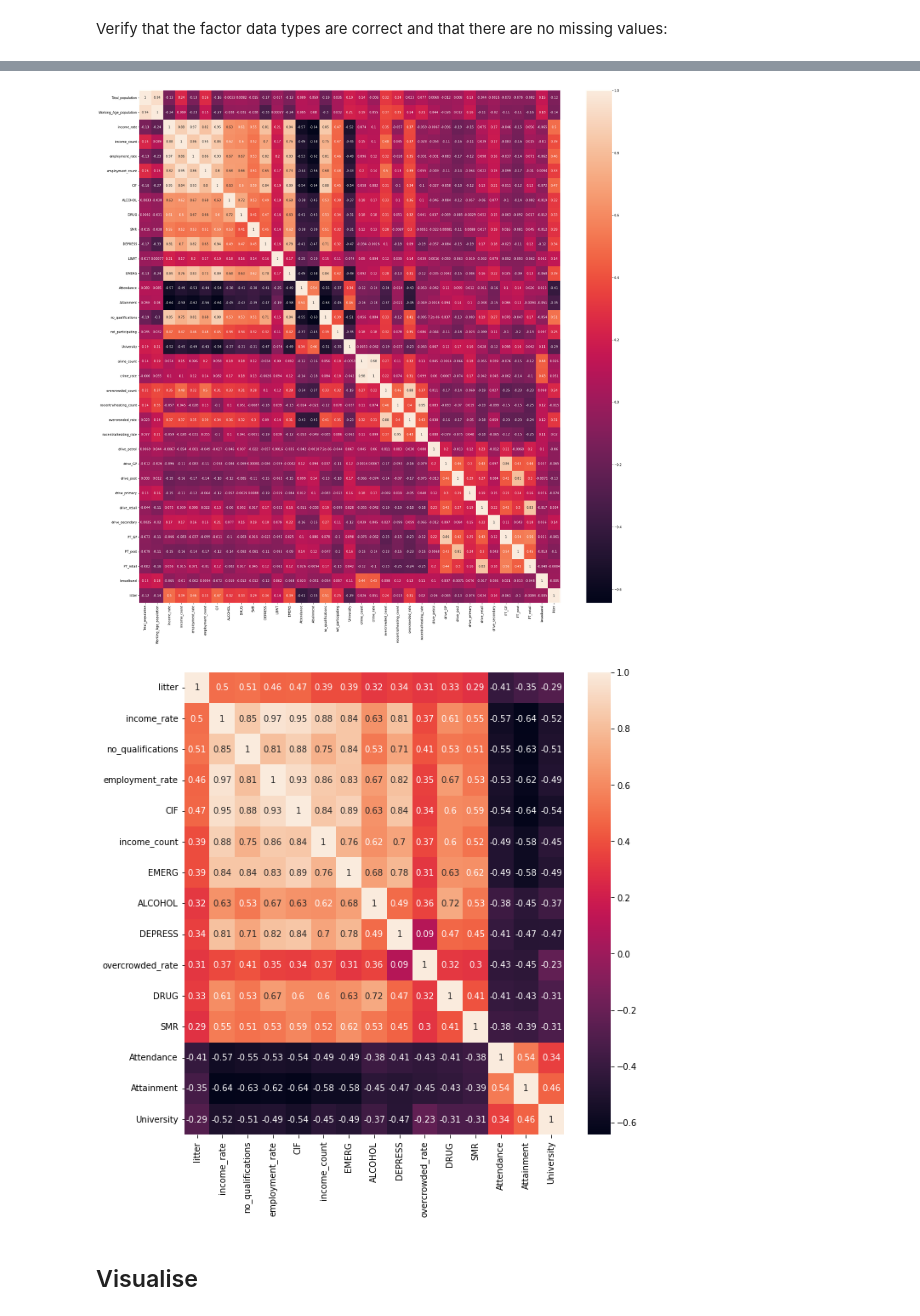
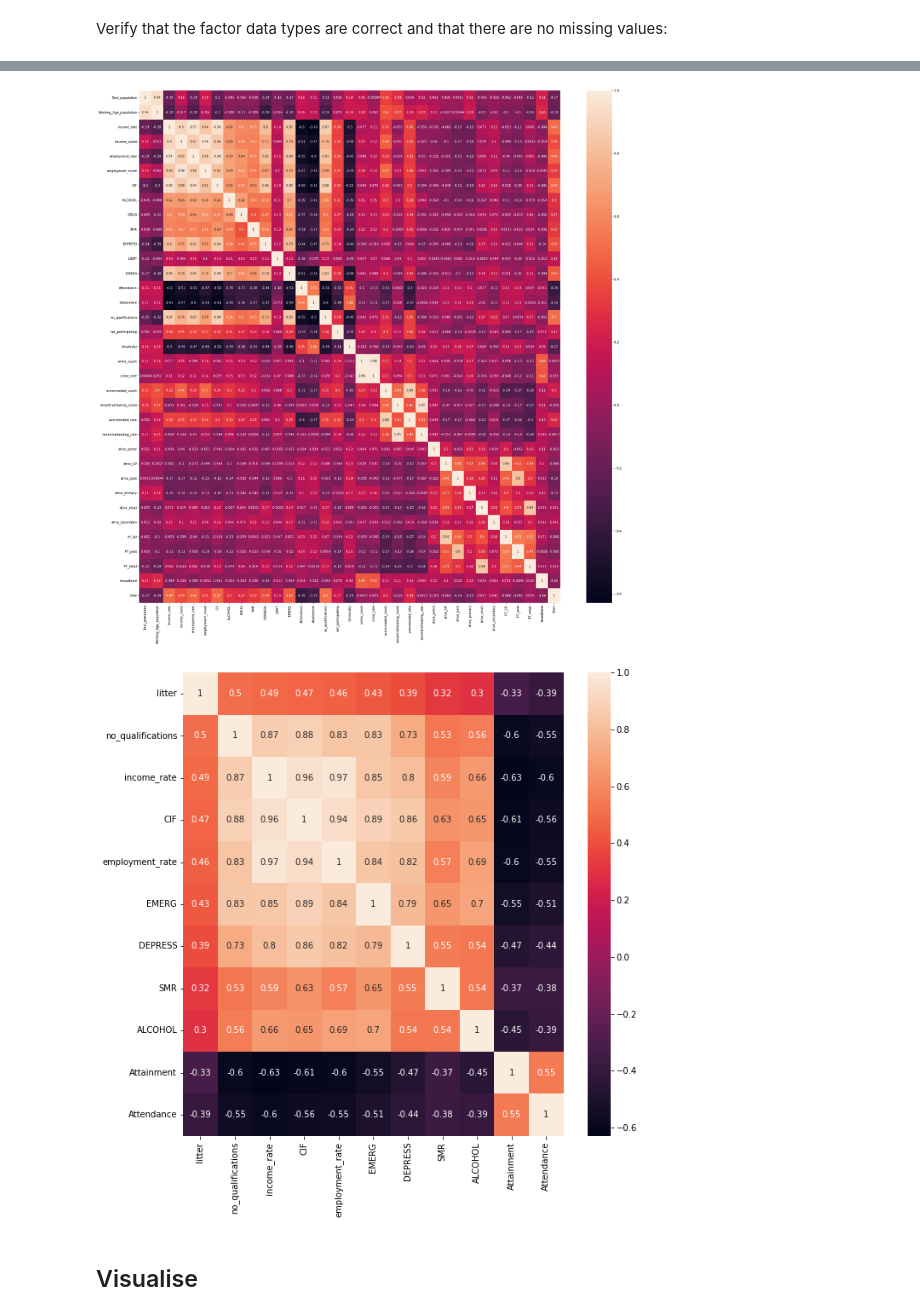
Before and after one commit to Garee/glasgow-litter, a Jupyter notebook: regression/regression.ipynb, the cells around one changed output, grey strips where cells are left out. Drawn from its saved outputs; the diff is of its cells as text; code cells hidden in the pictures.

Commit message:
feat: update regression with new detected counts

```diff
--- a/regression/regression.ipynb
+++ b/regression/regression.ipynb
@@ -43,6 +43,8 @@ def remove_features(df):
 def impute_missing_data(df):
   """Replace missing values with their mean"""
   features = [
+    "Total_population",
+    "Working_Age_population",
     "CIF",
     "ALCOHOL",
     "DRUG",
@@ -60,7 +62,7 @@ def impute_missing_data(df):
   ]
   for f in features:
     df[f].fillna(df[f].mean(), inplace=True)
-    df[f].replace(to_replace=0, value=df[f].mean())
+    df[f].replace(to_replace=0, value=df[f].mean(), inplace=True)
   return df
 
 def impute_data_zones(df):
@@ -309,29 +311,27 @@ def plot_correlation_matrix(df, columns, figsize=(10,10)):
 
 plot_correlation_matrix(df_train, df_train.columns, figsize=(30,30))
 # %% [output]
-[figure, old version]
+[figure, new version]
 # %%
 features_with_corr = [
   "litter",
+  # Positive
+  "no_qualifications",
   "income_rate",
-  "no_qualifications",
+  "CIF",
   "employment_rate",
-  "CIF",
-  "income_count",
   "EMERG",
+  "DEPRESS",
+  "SMR",
   "ALCOHOL",
-  "DEPRESS",
-  "overcrowded_rate",
-  "DRUG",
-  "SMR",
-  "Attendance",
+  # Negative
   "Attainment",
-  "University"
+  "Attendance"
 ]
 
 plot_correlation_matrix(df_train, columns=features_with_corr)
 # %% [output]
-[figure, old version]
+[figure, new version]
 # %% [markdown]
 ## Visualise
 # %%
```
Also changed, not shown: parts of 18 cells of this notebook, 1 other file.
